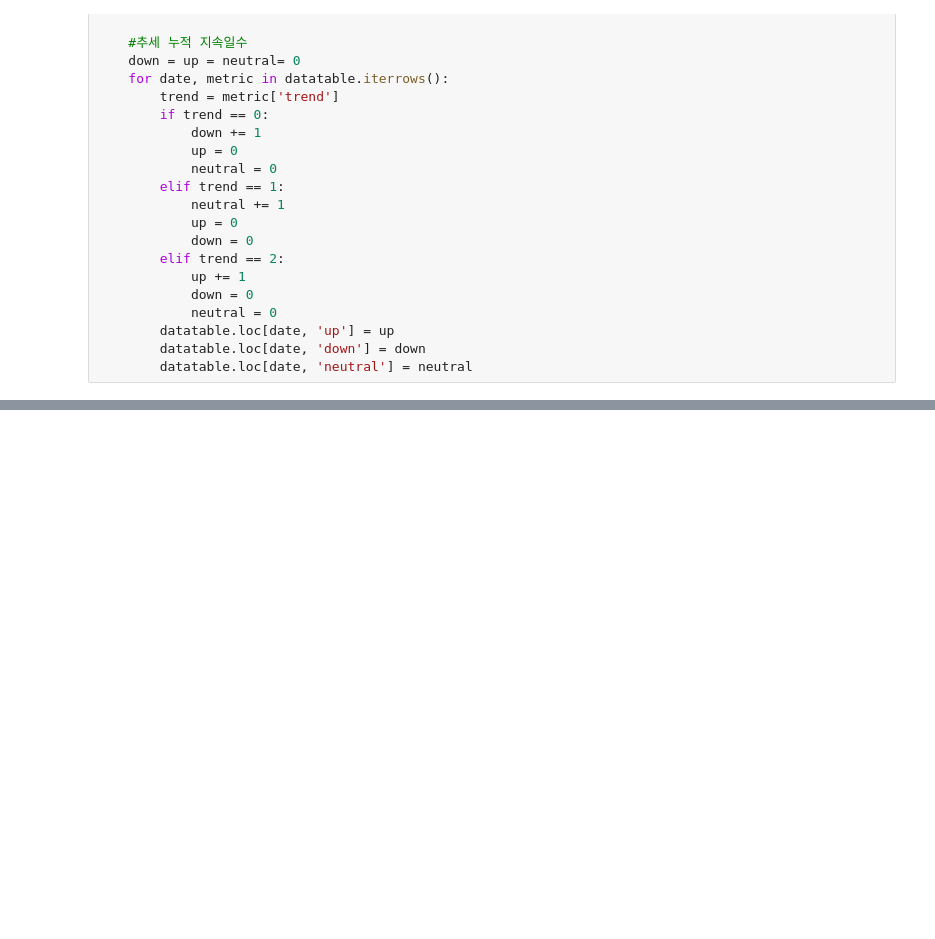
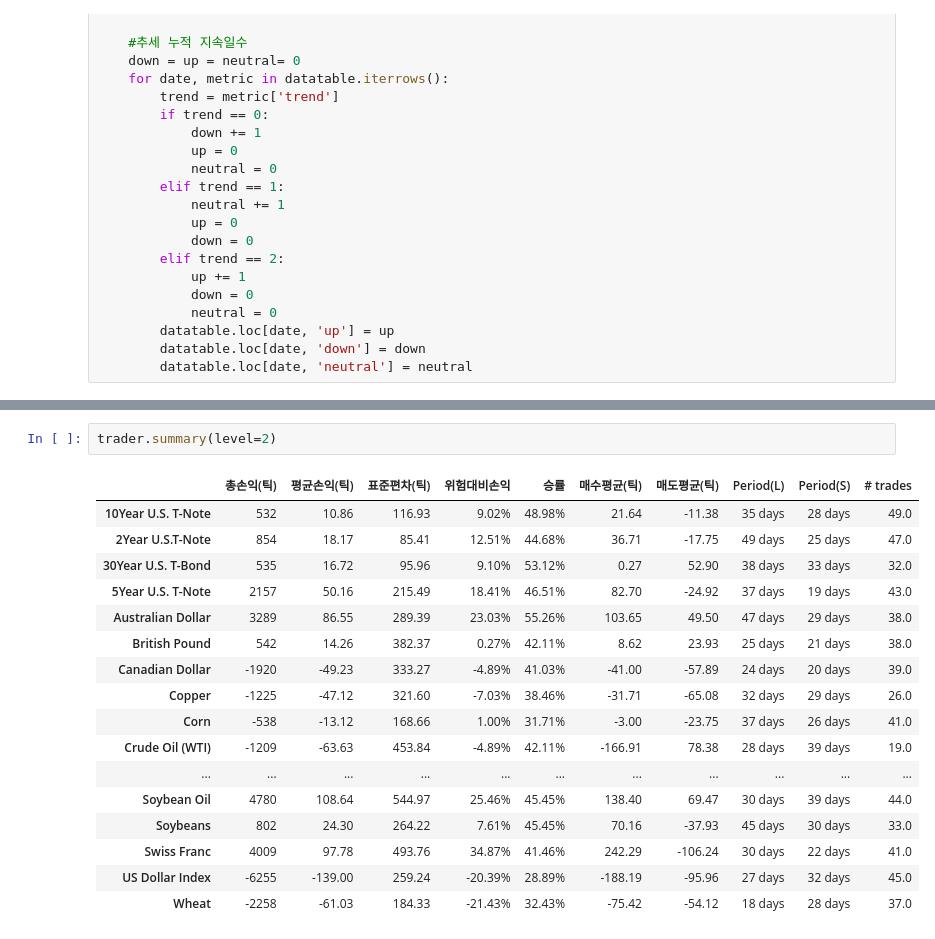
Before and after one commit to yosepchoi/research, a Jupyter notebook: 2.전략연구/backtesting.ipynb, the cells around one changed output, grey strips where cells are left out. Cells and saved outputs as stored; diff of their text form; blank space fills up the shorter version.

```diff
--- a/2.전략연구/backtesting.ipynb
+++ b/2.전략연구/backtesting.ipynb
@@ -697,0 +121,20 @@ trader.equitylog
+# %%
+trader.summary(level=2)
+# %% [output]
+|  | 총손익(틱) | 평균손익(틱) | 표준편차(틱) | 위험대비손익 | 승률 | 매수평균(틱) | 매도평균(틱) | Period(L) | Period(S) | # trades |
+| 10Year U.S. T-Note | 532 | 10.86 | 116.93 | 9.02% | 48.98% | 21.64 | -11.38 | 35 days | 28 days | 49.0 |
+| 2Year U.S.T-Note | 854 | 18.17 | 85.41 | 12.51% | 44.68% | 36.71 | -17.75 | 49 days | 25 days | 47.0 |
+| 30Year U.S. T-Bond | 535 | 16.72 | 95.96 | 9.10% | 53.12% | 0.27 | 52.90 | 38 days | 33 days | 32.0 |
+| 5Year U.S. T-Note | 2157 | 50.16 | 215.49 | 18.41% | 46.51% | 82.70 | -24.92 | 37 days | 19 days | 43.0 |
+| Australian Dollar | 3289 | 86.55 | 289.39 | 23.03% | 55.26% | 103.65 | 49.50 | 47 days | 29 days | 38.0 |
+| British Pound | 542 | 14.26 | 382.37 | 0.27% | 42.11% | 8.62 | 23.93 | 25 days | 21 days | 38.0 |
+| Canadian Dollar | -1920 | -49.23 | 333.27 | -4.89% | 41.03% | -41.00 | -57.89 | 24 days | 20 days | 39.0 |
+| Copper | -1225 | -47.12 | 321.60 | -7.03% | 38.46% | -31.71 | -65.08 | 32 days | 29 days | 26.0 |
+| Corn | -538 | -13.12 | 168.66 | 1.00% | 31.71% | -3.00 | -23.75 | 37 days | 26 days | 41.0 |
+| Crude Oil (WTI) | -1209 | -63.63 | 453.84 | -4.89% | 42.11% | -166.91 | 78.38 | 28 days | 39 days | 19.0 |
+| ... | ... | ... | ... | ... | ... | ... | ... | ... | ... | ... |
+| Soybean Oil | 4780 | 108.64 | 544.97 | 25.46% | 45.45% | 138.40 | 69.47 | 30 days | 39 days | 44.0 |
+| Soybeans | 802 | 24.30 | 264.22 | 7.61% | 45.45% | 70.16 | -37.93 | 45 days | 30 days | 33.0 |
+| Swiss Franc | 4009 | 97.78 | 493.76 | 34.87% | 41.46% | 242.29 | -106.24 | 30 days | 22 days | 41.0 |
+| US Dollar Index | -6255 | -139.00 | 259.24 | -20.39% | 28.89% | -188.19 | -95.96 | 27 days | 32 days | 45.0 |
+| Wheat | -2258 | -61.03 | 184.33 | -21.43% | 32.43% | -75.42 | -54.12 | 18 days | 28 days | 37.0 |
```
Also changed, not shown: parts of 23 cells of this notebook, 13 other files.
